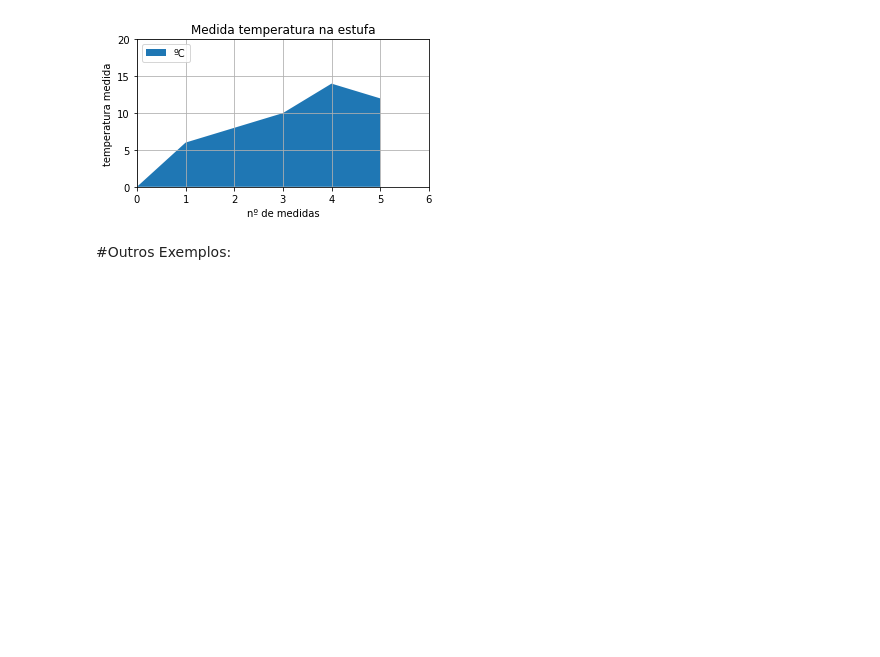
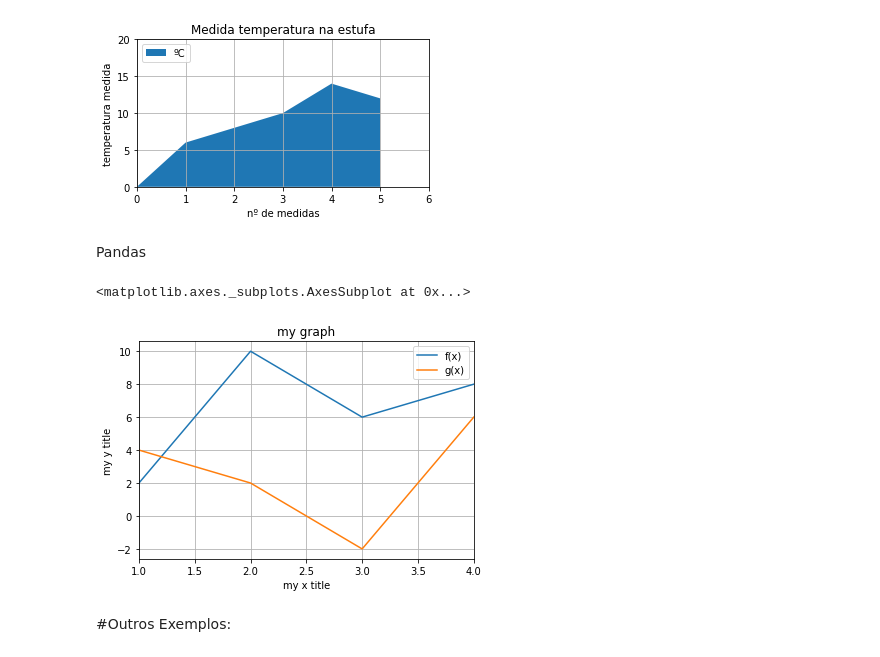
Before and after one commit to labF212/ESP32, a Jupyter notebook: teste.ipynb, the cells around one changed output. Cells and saved outputs as stored; diff of their text form; code cells hidden in the pictures; blank space fills up the shorter version.

```diff
--- a/teste.ipynb
+++ b/teste.ipynb
@@ -484,6 +592,20 @@ ax.grid(axis='both')
 fig.tight_layout()
 # %% [output]
 [figure]
+# %% [markdown]
+Pandas
+# %%
+#https://www.youtube.com/watch?v=P4F3PzCMrtk
+import pandas as pd
+
+y = {'f(x)': [2,10,6,8], 'g(x)': [4,2,-2,6]}
+x = [1,2,3,4]
+
+graph = pd.DataFrame(y,x)
+graph.plot(kind='line', grid=True, title="my graph", ylabel="my y title", xlabel="my x title", xlim = (1,4))
+# %% [output]
+<matplotlib.axes._subplots.AxesSubplot at 0x...>
+[figure, added]
 # %% [markdown]
 #Outros Exemplos:
 # %%
```
Also changed, not shown: parts of 8 cells of this notebook.
